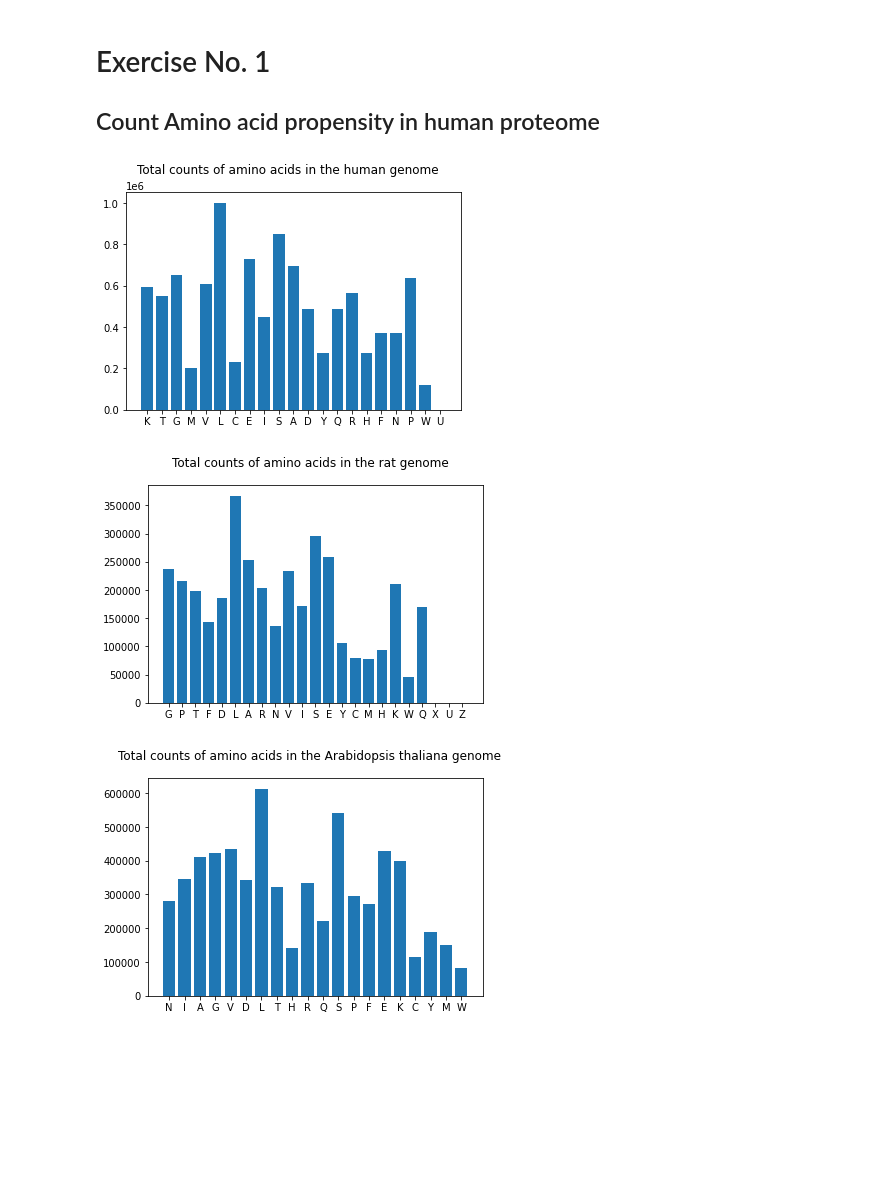
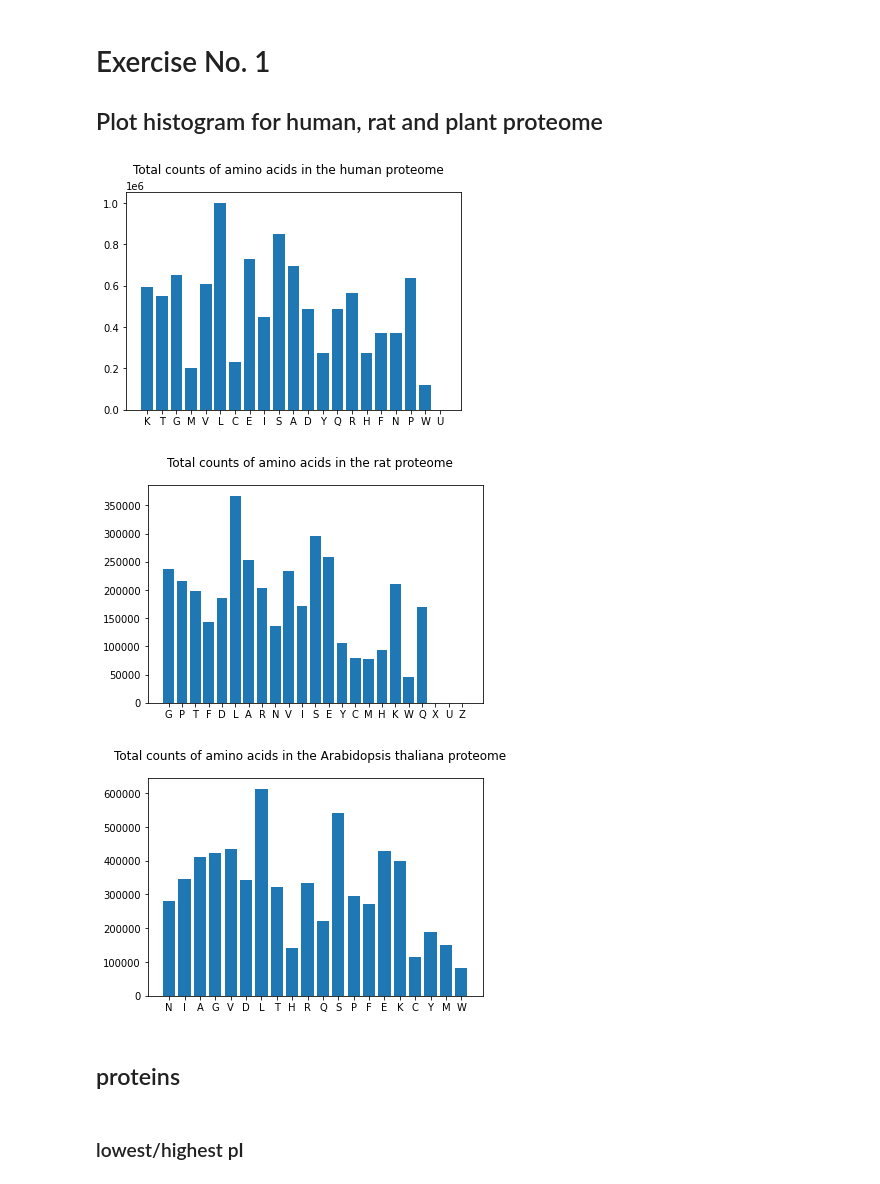
Before and after one commit to AnilesE/advanced_python_2021-22_HD, a Jupyter notebook: exercises/day2/plot_aa_histogram.ipynb, the cells around one changed output. Saved outputs shown, nothing was run; the diff lists cells and outputs as text; code cells hidden in the pictures; blank space fills up the shorter version.

```diff
--- a/exercises/day2/plot_aa_histogram.ipynb
+++ b/exercises/day2/plot_aa_histogram.ipynb
@@ -1,7 +1,7 @@
 # %% [markdown]
 # Exercise No. 1
 
-## Count Amino acid propensity in human proteome
+## Plot histogram for human, rat and plant proteome
 # %%
 from collections import Counter
 import csv
@@ -34,36 +43,45 @@ def fasta_file(path, output_file_name):
             w.writerow(row)
 # %%
-def plot_hist(path, png_filename, hist_title):
-    with open(path) as f:
+def plot_hist(path, png_filename, hist_title = ""):
+    """plot histogtam of .csv file of dictionary with amino acids counts
+
+    Args:
+        path (string): Where is the .csv file?
+        png_filename (string): Where should the plot be saved and what is the filename?
+        hist_title (string): Title of the histogram
+    """
+    with open(path) as f:                                   # open .csv file
         reader = csv.reader(f)
-        as_counts = dict(reader)
+        as_counts = dict(reader)                            # change type to dictionary
         for keys in as_counts:
-            as_counts[keys] = int(as_counts[keys])
-        plt.bar(as_counts.keys(), as_counts.values())
+            as_counts[keys] = int(as_counts[keys])          # change data type of counts from strin to integer
+        plt.bar(as_counts.keys(), as_counts.values())       # plot histogram
         plt.suptitle(hist_title)
-        plt.savefig(png_filename, dpi = 400)
+        plt.savefig(png_filename, dpi = 400)                # save histogram
 # %%
 path_fasta = "uniprot-filtered-reviewed_yes+AND+organism__Homo+sapiens+(Human)+[96--.fasta"
 path_csv = "human_aminoacids_counts.csv"
 path_png = "human_hist.png"
 fasta_file(path_fasta, path_csv)
-plot_hist(path_csv, path_png, "Total counts of amino acids in the human genome")
+plot_hist(path_csv, path_png, "Total counts of amino acids in the human proteome")
 # %% [output]
-[figure, old version]
+[figure, new version]
 # %%
 path_fasta = "uniprot-filtered-organism__Rattus+norvegicus+(Rat)+[10116]_+AND+re--.fasta"
 path_csv = "rat_aminoacids_counts.csv"
 path_png = "rat_hist.png"
 fasta_file(path_fasta, path_csv)
-plot_hist(path_csv, path_png, "Total counts of amino acids in the rat genome")
+plot_hist(path_csv, path_png, "Total counts of amino acids in the rat proteome")
 # %% [output]
-[figure, old version]
+[figure, new version]
 # %%
 
 path_fasta = "uniprot-filtered-organism__Arabidopsis+thaliana+(Mouse-ear+cress)+[370--.fasta"
 path_csv = "plant_aminoacids_counts.csv"
 path_png = "plant_hist.png"
 fasta_file(path_fasta, path_csv)
-plot_hist(path_csv, path_png, "Total counts of amino acids in the Arabidopsis thaliana genome")
+plot_hist(path_csv, path_png, "Total counts of amino acids in the Arabidopsis thaliana proteome")
 # %% [output]
-[figure, old version]
+[figure, new version]
+# %% [markdown]
+## proteins
@@ -69,0 +135,2 @@ plot_hist(path_csv, path_png, "Total counts of amino acids in the Arabidopsis th
+# %% [markdown]
+### lowest/highest pI
```
Also changed, not shown: parts of 12 cells of this notebook, 4 other files.
